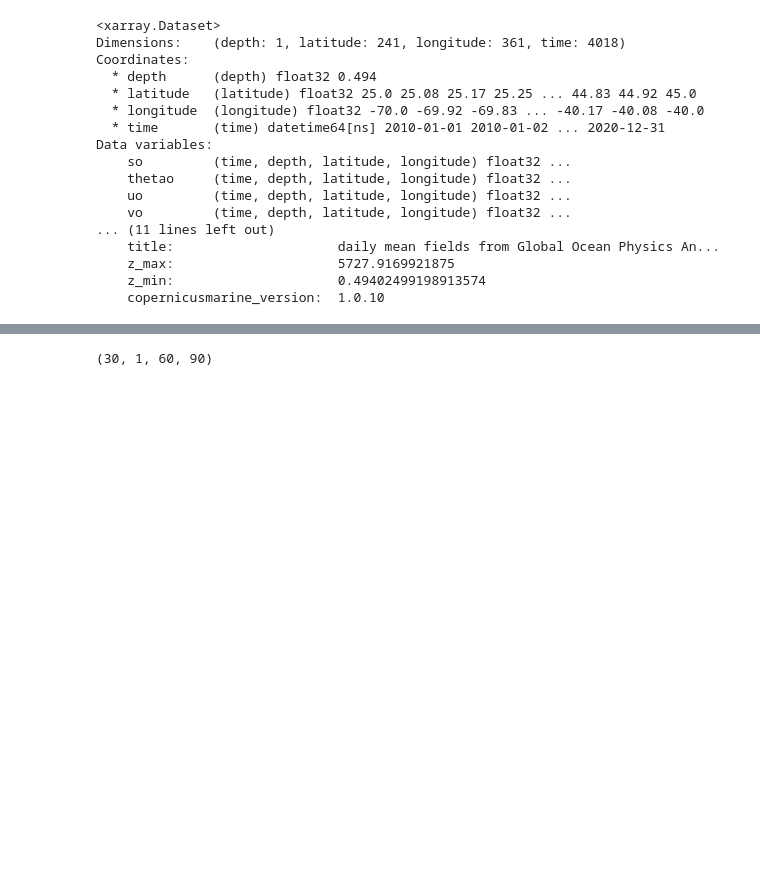
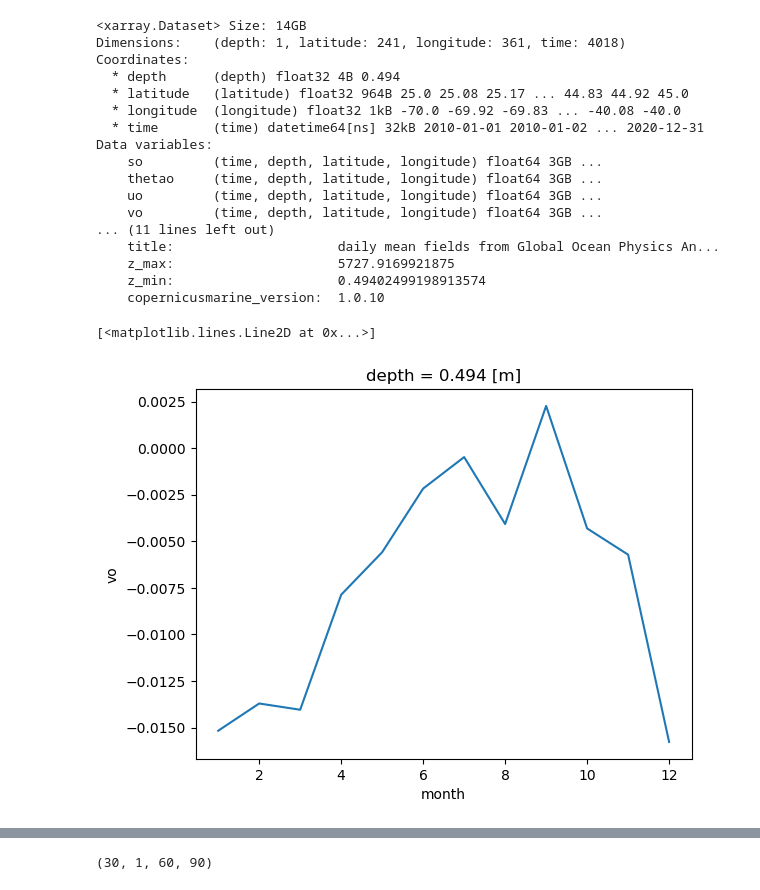
Before and after one commit to smartin98/GenDA, a Jupyter notebook: Sandbox.ipynb, the cells around one changed output, grey strips where cells are left out. Saved outputs shown, nothing was run; the diff lists cells and outputs as text; code cells hidden in the pictures; blank space fills up the shorter version.

```diff
--- a/Sandbox.ipynb
+++ b/Sandbox.ipynb
@@ -16,22 +16,29 @@ ds = xr.open_dataset(data_dir + 'cmems_mod_glo_phy_my_0.083deg_P1D-m_multi-vars_
 ds_m = xr.open_dataset(data_dir + 'glorys_gulfstream_means.nc')
 # ds
 # ds = xr.open_zarr('./input_data/glorys_gulfstream_anomaly_zarr', consolidated=True)
-ds
+print(ds)
 # %% [output]
-<xarray.Dataset>
+<xarray.Dataset> Size: 14GB
 Dimensions:    (depth: 1, latitude: 241, longitude: 361, time: 4018)
 Coordinates:
-  * depth      (depth) float32 0.494
-  * latitude   (latitude) float32 25.0 25.08 25.17 25.25 ... 44.83 44.92 45.0
-  * longitude  (longitude) float32 -70.0 -69.92 -69.83 ... -40.17 -40.08 -40.0
-  * time       (time) datetime64[ns] 2010-01-01 2010-01-02 ... 2020-12-31
+  * depth      (depth) float32 4B 0.494
+  * latitude   (latitude) float32 964B 25.0 25.08 25.17 ... 44.83 44.92 45.0
+  * longitude  (longitude) float32 1kB -70.0 -69.92 -69.83 ... -40.08 -40.0
+  * time       (time) datetime64[ns] 32kB 2010-01-01 2010-01-02 ... 2020-12-31
 Data variables:
-    so         (time, depth, latitude, longitude) float32 ...
-    thetao     (time, depth, latitude, longitude) float32 ...
-    uo         (time, depth, latitude, longitude) float32 ...
-    vo         (time, depth, latitude, longitude) float32 ...
+    so         (time, depth, latitude, longitude) float64 3GB ...
+    thetao     (time, depth, latitude, longitude) float64 3GB ...
+    uo         (time, depth, latitude, longitude) float64 3GB ...
+    vo         (time, depth, latitude, longitude) float64 3GB ...
 ... (11 lines left out)
     title:                     daily mean fields from Global Ocean Physics An...
     z_max:                     5727.9169921875
     z_min:                     0.49402499198913574
     copernicusmarine_version:  1.0.10
+# %%
+monthly_climatology = ds.groupby('time.month').mean('time')
+# %%
+monthly_climatology['vo'].mean(['longitude','latitude']).plot()
+# %% [output]
+[<matplotlib.lines.Line2D at 0x...>]
+[figure, added]
```
Also changed, not shown: parts of 4 cells of this notebook, 6 other files.
